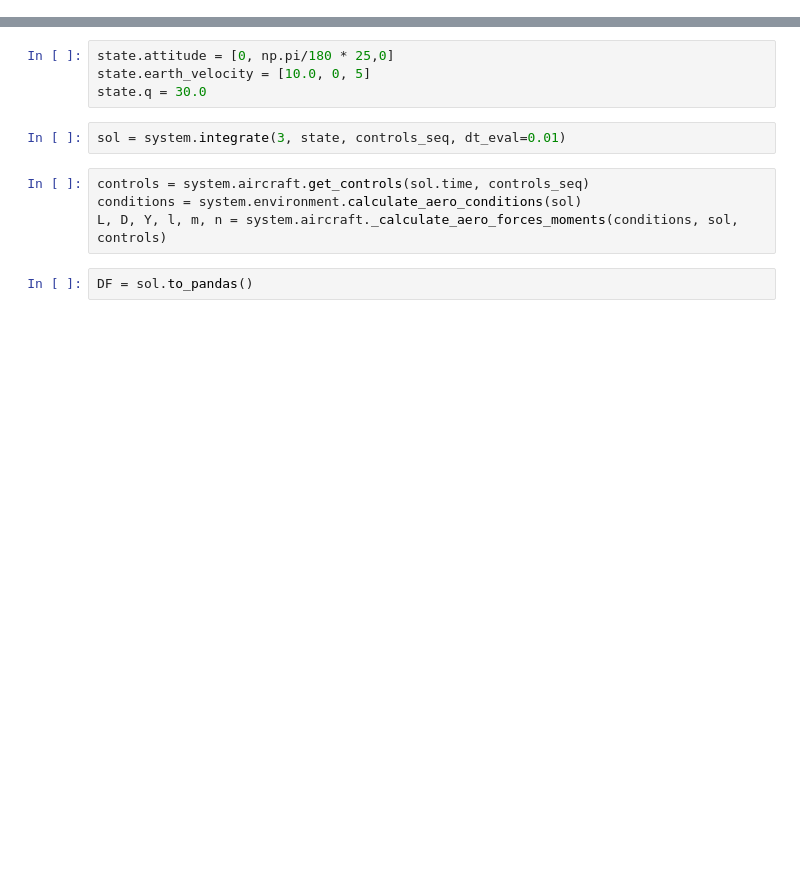
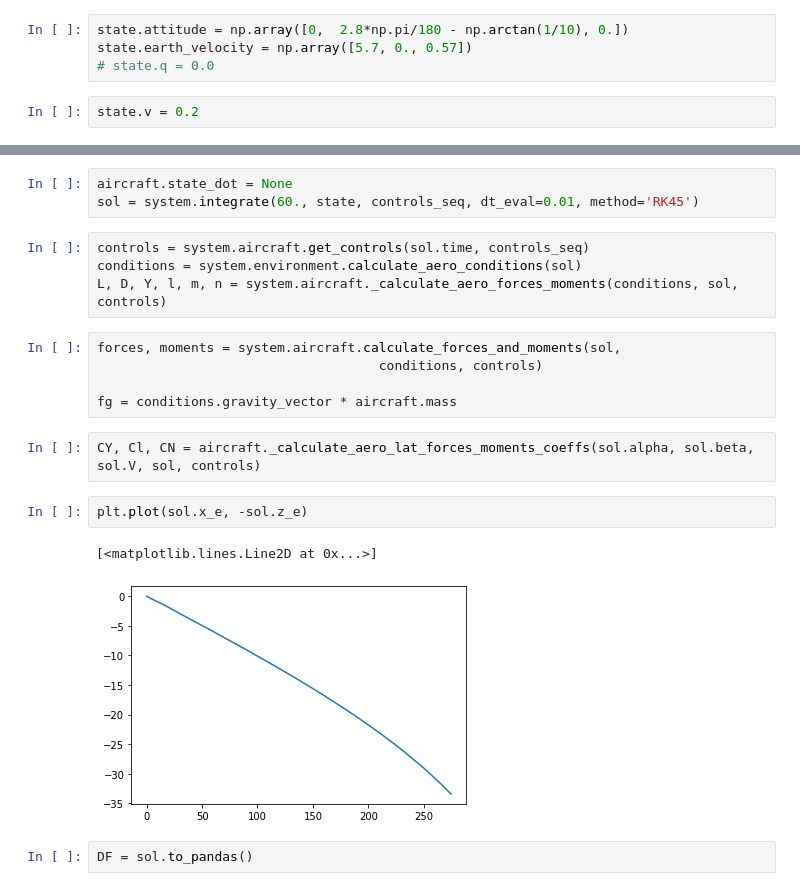
Before and after one commit to jdebecdelievre/PyFME, a Jupyter notebook: examples/Generate batch data with simulator-Copy1.ipynb, the cells around one changed output, grey strips where cells are left out. Cells and saved outputs as stored; diff of their text form; blank space fills up the shorter version.

Commit message:
Improved state, added linear

```diff
--- a/examples/Generate batch data with simulator-Copy1.ipynb
+++ b/examples/Generate batch data with simulator-Copy1.ipynb
@@ -40,2 +40,8 @@ controls_seq = {
+# %%
+state.attitude = np.array([0,  2.8*np.pi/180 - np.arctan(1/10), 0.])
+state.earth_velocity = np.array([5.7, 0., 0.57])
+# state.q = 0.0
+# %%
+state.v = 0.2
 # %%
 system = RigidBodyQuat(aircraft, environment)
@@ -44,13 +48,22 @@ state = RigidBodyQuatState(np.array([0,0,0,1.,0,0,0,10.,0,0.0,0,0,0]))
-# %%
-state.attitude = [0, np.pi/180 * 25,0]
-state.earth_velocity = [10.0, 0, 5]
-state.q = 30.0
 # %%
-sol = system.integrate(3, state, controls_seq, dt_eval=0.01)
+aircraft.state_dot = None
+sol = system.integrate(60., state, controls_seq, dt_eval=0.01, method='RK45')
 # %%
 controls = system.aircraft.get_controls(sol.time, controls_seq)
 conditions = system.environment.calculate_aero_conditions(sol)
 L, D, Y, l, m, n = system.aircraft._calculate_aero_forces_moments(conditions, sol, controls)
+# %%
+forces, moments = system.aircraft.calculate_forces_and_moments(sol,
+                                    conditions, controls)
+
+fg = conditions.gravity_vector * aircraft.mass
+# %%
+CY, Cl, CN = aircraft._calculate_aero_lat_forces_moments_coeffs(sol.alpha, sol.beta, sol.V, sol, controls)
+# %%
+plt.plot(sol.x_e, -sol.z_e)
+# %% [output]
+[<matplotlib.lines.Line2D at 0x...>]
+[figure, added]
 # %%
 DF = sol.to_pandas()
 # %%
```
Also changed, not shown: parts of 15 cells of this notebook, 21 other files.
